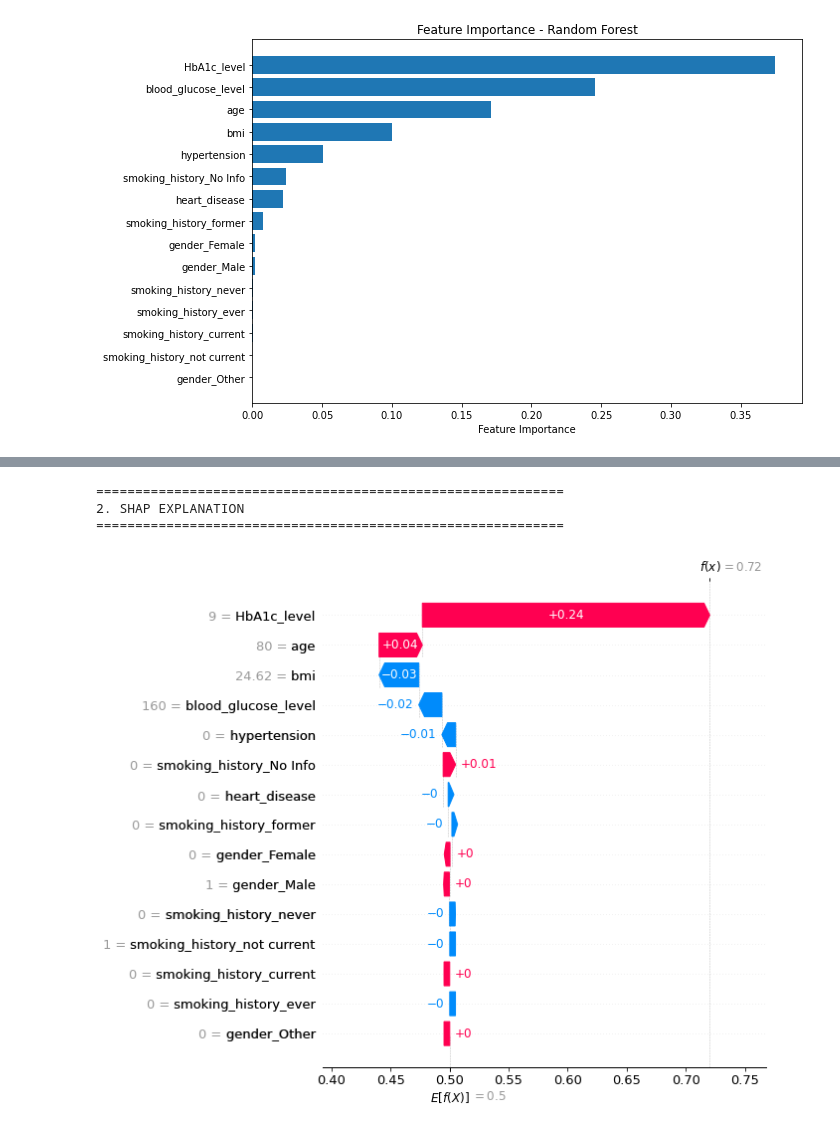
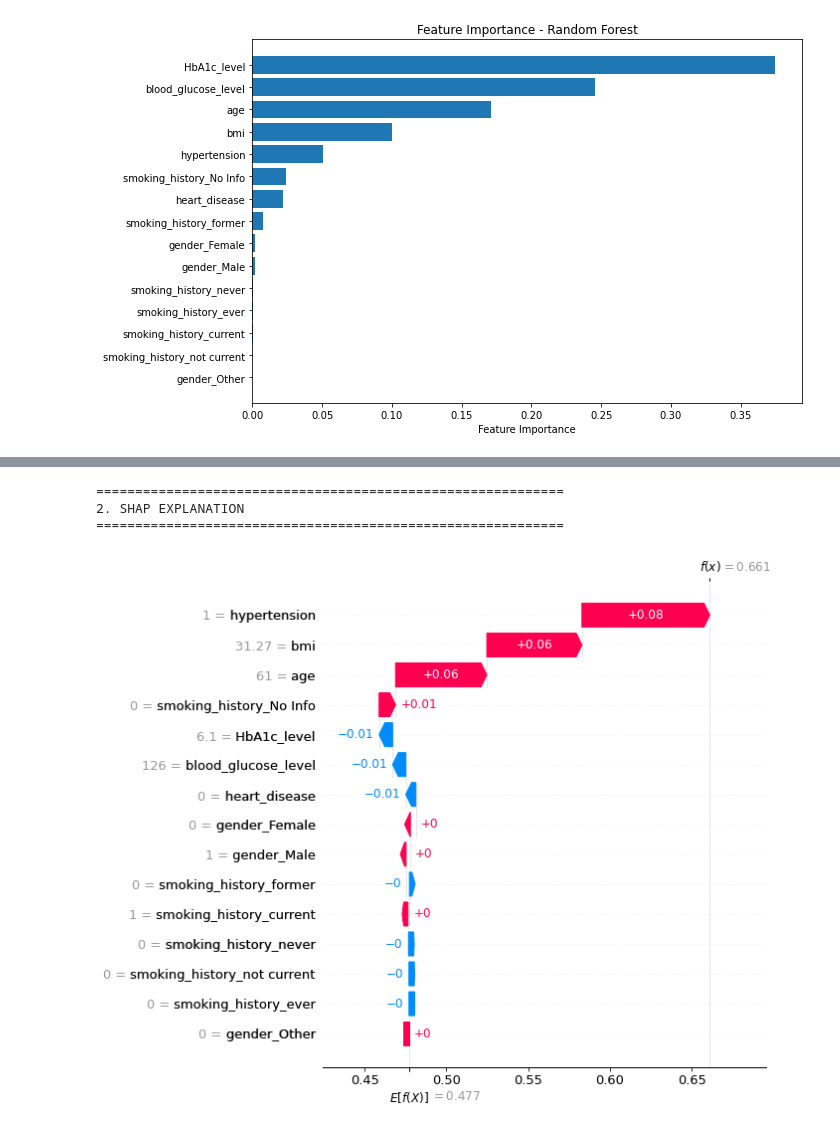
Before and after one commit to tinashejima/Python, a Jupyter notebook: my-project-code/diabetes-pipeline.ipynb, the cells around one changed output, grey strips where cells are left out. Drawn from its saved outputs; the diff is of its cells as text; code cells hidden in the pictures.

```diff
--- a/my-project-code/diabetes-pipeline.ipynb
+++ b/my-project-code/diabetes-pipeline.ipynb
@@ -537,9 +537,11 @@ print("\n" + "="*60)
 print("1. GLOBAL FEATURE IMPORTANCE")
 print("="*60)
 
+
+best_model = individual_models['Random Forest']
 # Built-in Feature Importance
 feature_importance = best_model.feature_importances_
-feature_names = sample_data.columns
+feature_names = X.columns
 
 # Create a DataFrame for better visualization
 importance_df = pd.DataFrame({
@@ -667,20 +656,35 @@ smoking_history_former <= 0.00: -0.0073
 # %%
+# print("\n" + "="*60)
+# print("2. SHAP EXPLANATION")
+# print("="*60)
+
+# # Create SHAP explainer
+# explainer = shap.TreeExplainer(best_model)
+
+# shap_values = explainer.shap_values(sample_data)
+# shap_values_all = explainer(sample_data)
+# shap.plots.waterfall(shap_values_all[0, :, 1], max_display=20)
+# plt.show()
+
+
+
+
 print("\n" + "="*60)
 print("2. SHAP EXPLANATION")
 print("="*60)
 
-# Create SHAP explainer
-explainer = shap.TreeExplainer(best_model)
+# Fit explainer on training data (for efficiency)
+explainer = shap.Explainer(best_model, X_train)
 
-shap_values = explainer.shap_values(sample_data)
-shap_values_all = explainer(sample_data)
-shap.plots.waterfall(shap_values_all[0, :, 1], max_display=20)
+# Generate explanations for test data
+shap_values = explainer(X_test)
+shap.plots.waterfall(shap_values[0, :, 1], max_display=20)
 plt.show()
 # %% [output]
 ============================================================
 2. SHAP EXPLANATION
 ============================================================
-[figure, old version]
+[figure, new version]
 # %%
 import numpy as np
 import pandas as pd
```
Also changed, not shown: parts of 7 cells of this notebook, 5 other files.
